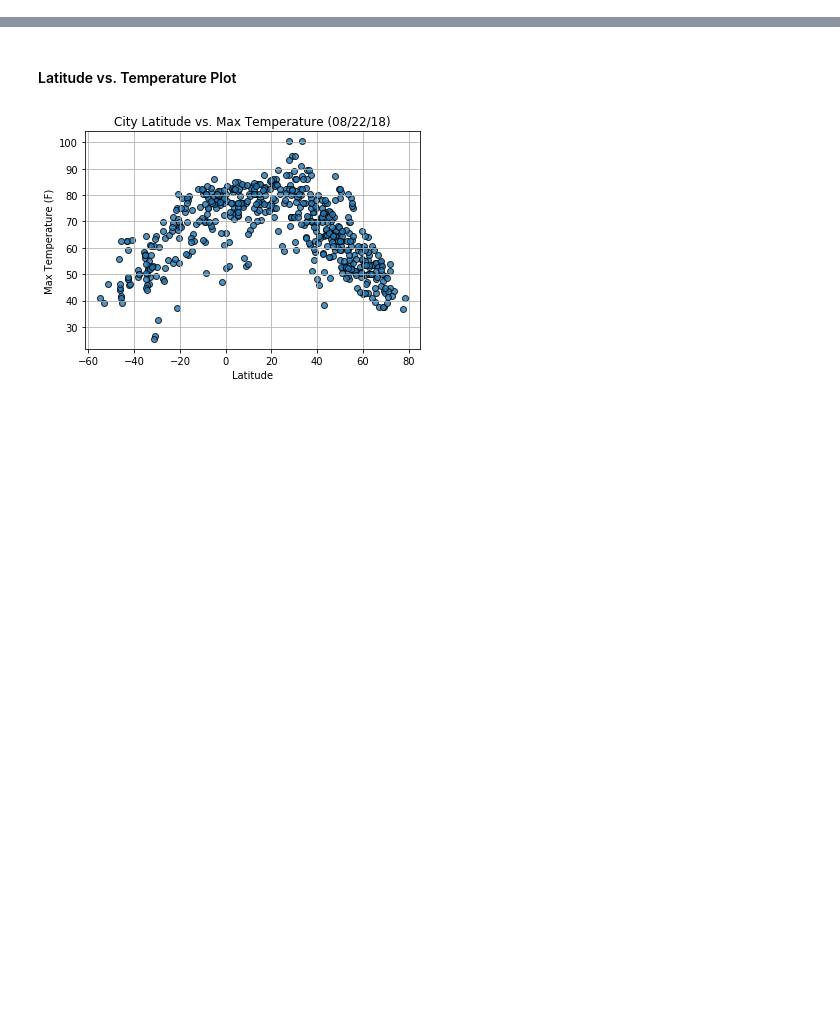
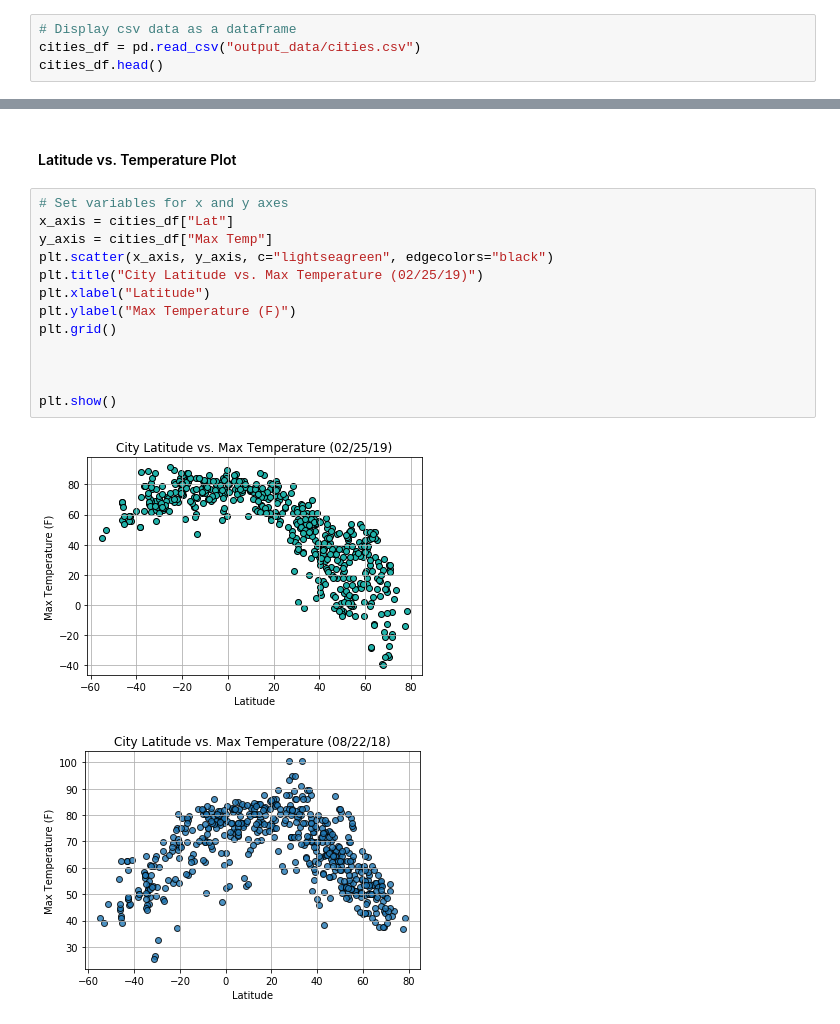
Before and after one commit to eric-ruzzo/API_Weather_Analysis, a Jupyter notebook: WeatherPy.ipynb, the cells around one changed output, grey strips where cells are left out. Saved outputs shown, nothing was run; the diff lists cells and outputs as text; blank space fills up the shorter version.

Commit message:
Completed graphs

```diff
--- a/WeatherPy.ipynb
+++ b/WeatherPy.ipynb
@@ -200,0 +151,4 @@ dtype: int64
+# %%
+# Display csv data as a dataframe
+cities_df = pd.read_csv("output_data/cities.csv")
+cities_df.head()
@@ -204,6 +178,21 @@ dtype: int64
 * Save the plotted figures as .pngs.
 # %% [markdown]
 #### Latitude vs. Temperature Plot
+# %%
+# Set variables for x and y axes
+x_axis = cities_df["Lat"]
+y_axis = cities_df["Max Temp"]
+plt.scatter(x_axis, y_axis, c="lightseagreen", edgecolors="black")
+plt.title("City Latitude vs. Max Temperature (02/25/19)")
+plt.xlabel("Latitude")
+plt.ylabel("Max Temperature (F)")
+plt.grid()
+
+
+
+plt.show()
+# %% [output]
+[figure, added]
 # %%
 # %% [output]
 [figure]
```
Also changed, not shown: parts of 11 cells of this notebook, 1 other file.
